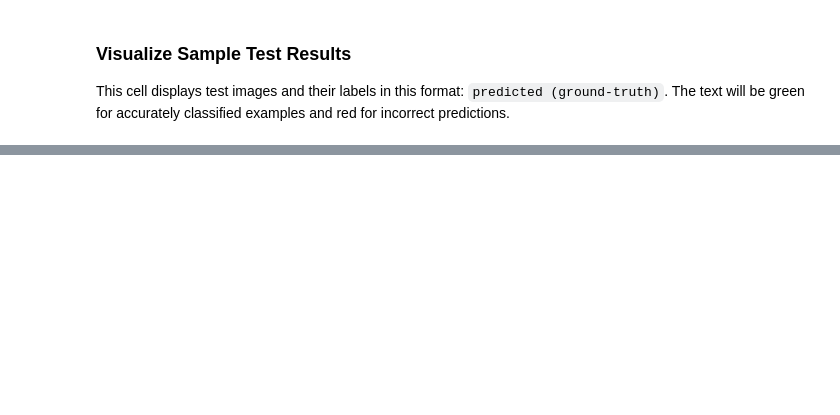
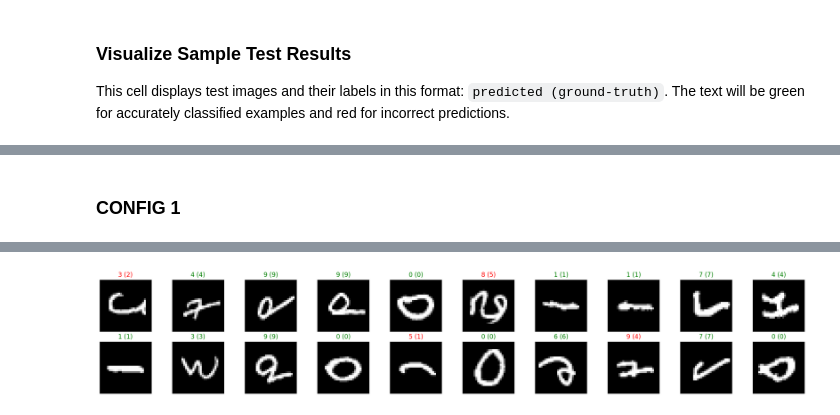
Before and after one commit to c4yg70/CS5487_PA3, a Jupyter notebook: mnist_mlp_exercise.ipynb, the cells around one changed output, grey strips where cells are left out. Drawn from its saved outputs; the diff is of its cells as text; code cells hidden in the pictures; blank space fills up the shorter version.

```diff
--- a/mnist_mlp_exercise.ipynb
+++ b/mnist_mlp_exercise.ipynb
@@ -367,0 +360,15 @@ for idx in np.arange(BATCH_SIZE):
+# %% [markdown]
+### CONFIG 1
+# %%
+# prepare datasets
+train_dataset = CustomTrainImageDataset(config=1)
+test_dateset = CustomTestImageDataset(config=1)
+
+# prepare data loaders
+train_dataloader = DataLoader(train_dataset, batch_size=BATCH_SIZE, shuffle=True)
+test_dataloader = DataLoader(test_dateset, batch_size=BATCH_SIZE, shuffle=True)
+
+train(train_dataloader)
+eval(test_dataloader)
+visualize_results(test_dataloader)
+# %% [output]
@@ -367,0 +392 @@ for idx in np.arange(BATCH_SIZE):
+[figure, added]
```
Also changed, not shown: parts of 11 cells of this notebook.
